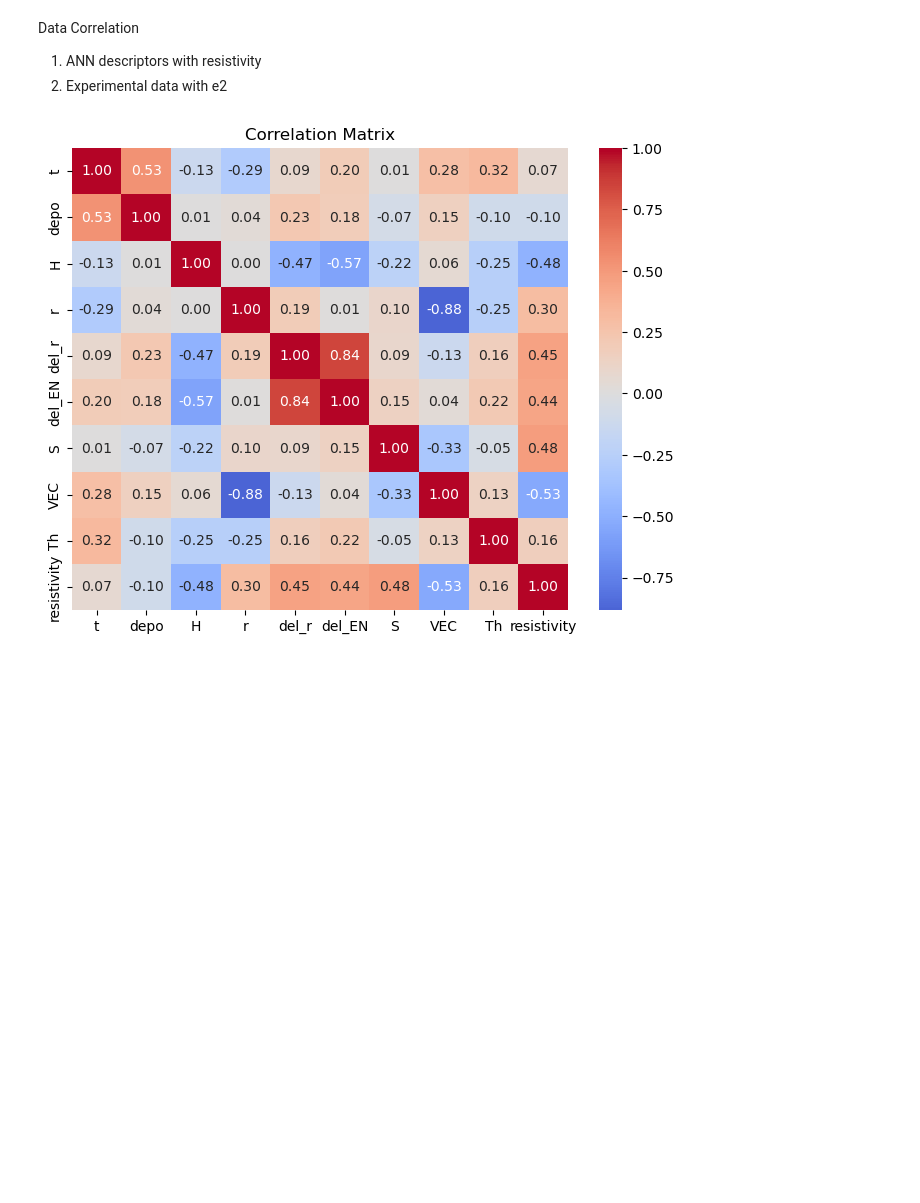
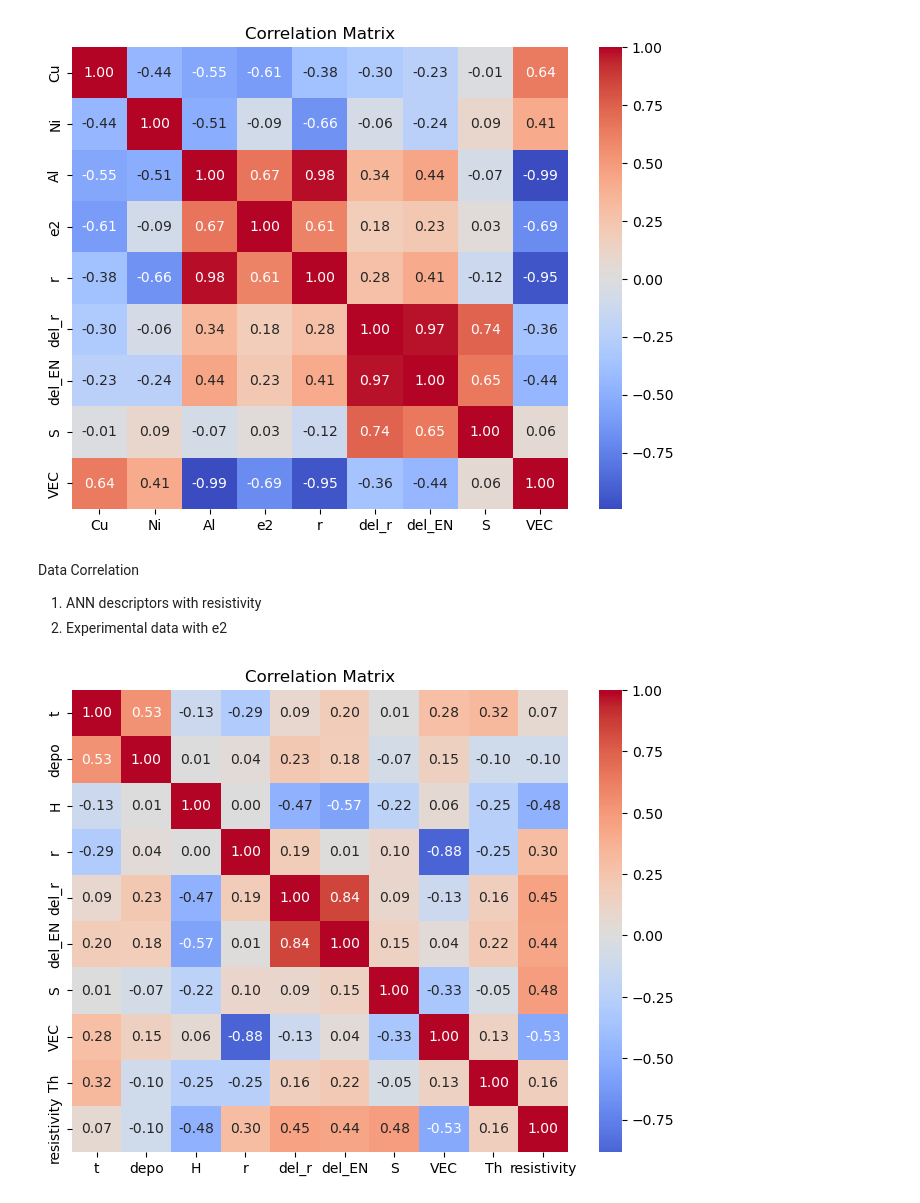
Before and after one commit to linarojas0824/Hybrid-Experimental-Data-Driven-Workflow, a Jupyter notebook: scripts/Notebooks/05_Clustering.ipynb, the cells around one changed output. Drawn from its saved outputs; the diff is of its cells as text; code cells hidden in the pictures; blank space fills up the shorter version.

```diff
--- a/scripts/Notebooks/05_Clustering.ipynb
+++ b/scripts/Notebooks/05_Clustering.ipynb
@@ -15,0 +134,6 @@ from hdbscan import approximate_predict
+# %%
+loader = ElementPropertyLoader()
+elem_props = loader.load()
+calc_2 = AlloyDescriptorCalculator(elem_props=elem_props)
+# %%
+df_com_2 = calc_2.transform(tern_1550[['Cu','Ni','Al','e2']])
@@ -16,3 +149,11 @@ from hdbscan import approximate_predict
+# %%
+corr = df_com_2.corr(numeric_only=True)
+plt.figure(figsize=(8,6))
+sns.heatmap(corr, annot=True, fmt=".2f", cmap="coolwarm", center=0)
+plt.title("Correlation Matrix")
+plt.show()
+# %% [output]
+[figure, added]
 # %% [markdown]
 Data Correlation
 1. ANN descriptors with resistivity
```
Also changed, not shown: parts of 19 cells of this notebook, 9 other files.
